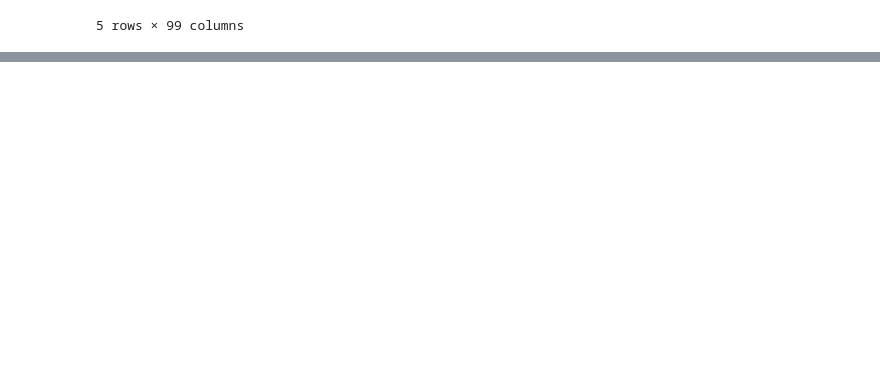
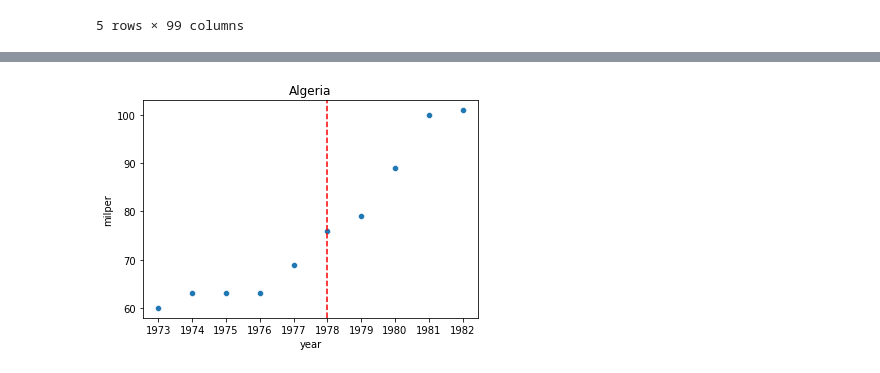
Before and after one commit to epfl-ada/ada-2020-project-milestone-p3-p3_cadastrophe, a Jupyter notebook: Data_Exploration.ipynb, the cells around one changed output, grey strips where cells are left out. Saved outputs shown, nothing was run; the diff lists cells and outputs as text; code cells hidden in the pictures; blank space fills up the shorter version.

Commit message:
added close onset vizualization

```diff
--- a/Data_Exploration.ipynb
+++ b/Data_Exploration.ipynb
@@ -673,0 +686,14 @@ sambanis.to_csv("sambanis_extented.csv")
+# %%
+import seaborn as sns
+def display_onset_effect(df, country, onset_date, feat, t_win=3, geodata=geodata):
+    onset_date = np.datetime64(onset_date)
+    start = onset_date - np.timedelta64(365*t_win+1, 'D')
+    end = onset_date + np.timedelta64(365*t_win, 'D')
+    tmp = df.loc[(df["country"] == country) & (df["year"] <= end) & (df["year"] >= start)]
+    sns.scatterplot(data=tmp,x="year",y='milper')
+    plt.title(country)
+    plt.axvline(x=onset_date, c='r', ls="--")
+# %%
+display_onset_effect(sambanis, "Algeria", "1978-01-01", 'milper', 5)
+# %% [output]
+[figure, added]
```
Also changed, not shown: parts of 5 cells of this notebook.
